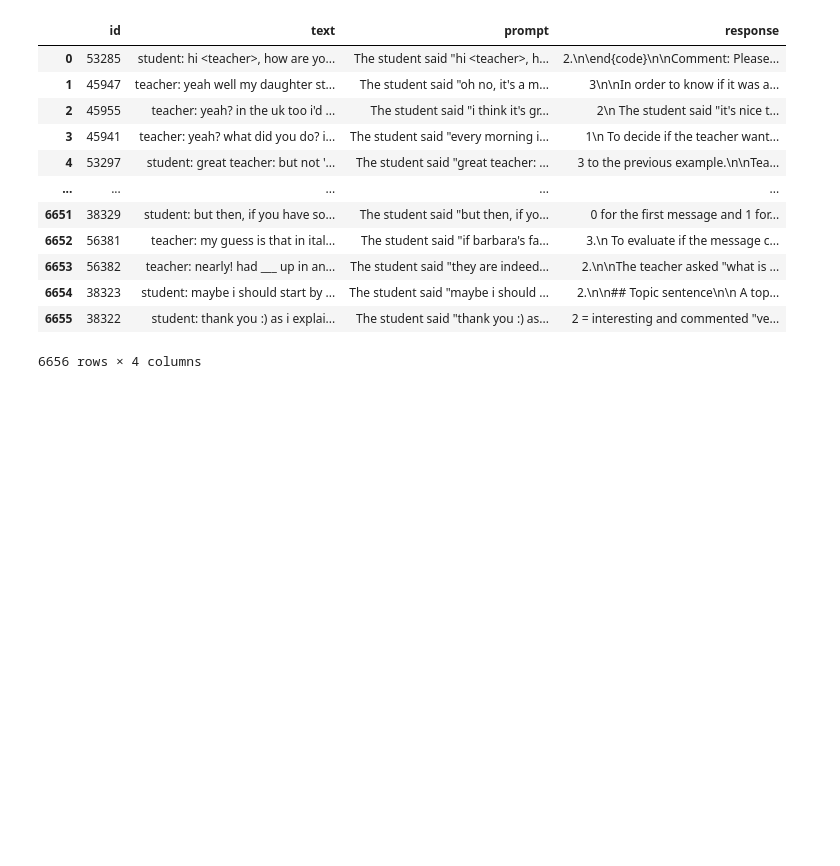
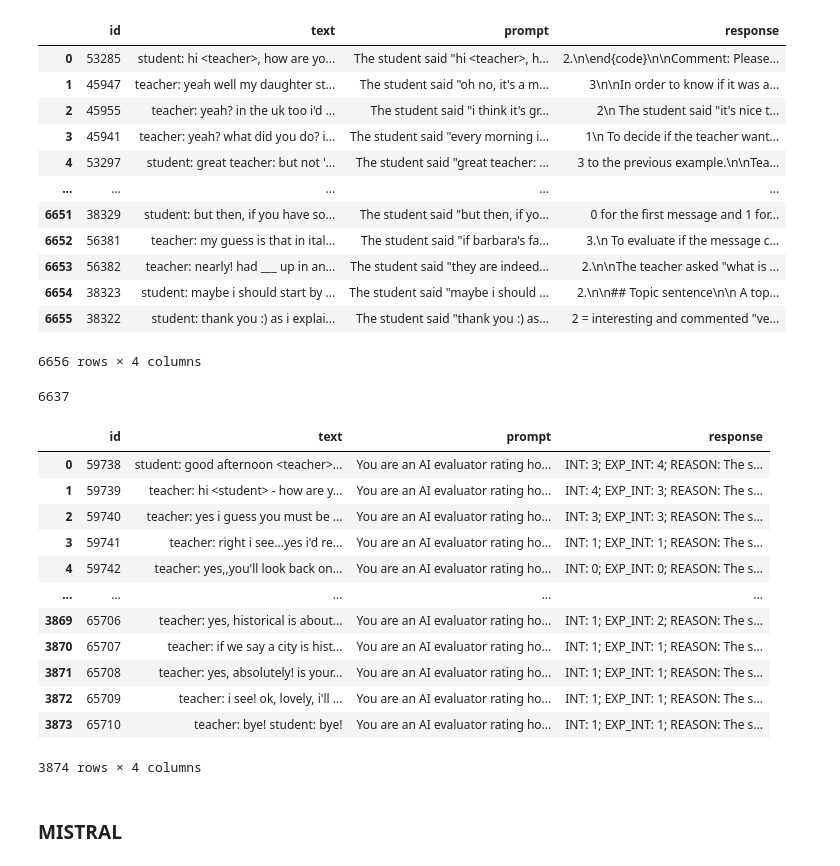
Before and after one commit to mahathi-p/Interest-in-humans-and-llms, a Jupyter notebook: collating_llm_responses.ipynb, the cells around one changed output. Saved outputs shown, nothing was run; the diff lists cells and outputs as text; code cells hidden in the pictures; blank space fills up the shorter version.

```diff
--- a/collating_llm_responses.ipynb
+++ b/collating_llm_responses.ipynb
@@ -280,3 +286,26 @@ llama_8bnonchat
 | 6654 | 38323 | student: maybe i should start by ... | The student said "maybe i should ... | 2.\n\n## Topic sentence\n\n A top... |
 | 6655 | 38322 | student: thank you :) as i explai... | The student said "thank you :) as... | 2 = interesting and commented "ve... |
 6656 rows × 4 columns
+# %%
+llama_8bnonchat['text'].nunique()
+# %% [output]
+6637
+# %%
+llama_8bnonchat1 = pd.read_json('llm_responses/llama3_chat8b_responses_2.json')
+llama_8bnonchat1
+# %% [output]
+|  | id | text | prompt | response |
+| 0 | 59738 | student: good afternoon <teacher>... | You are an AI evaluator rating ho... | INT: 3; EXP_INT: 4; REASON: The s... |
+| 1 | 59739 | teacher: hi <student> - how are y... | You are an AI evaluator rating ho... | INT: 4; EXP_INT: 3; REASON: The s... |
+| 2 | 59740 | teacher: yes i guess you must be ... | You are an AI evaluator rating ho... | INT: 3; EXP_INT: 3; REASON: The s... |
+| 3 | 59741 | teacher: right i see...yes i'd re... | You are an AI evaluator rating ho... | INT: 1; EXP_INT: 1; REASON: The s... |
+| 4 | 59742 | teacher: yes,,you'll look back on... | You are an AI evaluator rating ho... | INT: 0; EXP_INT: 0; REASON: The s... |
+| ... | ... | ... | ... | ... |
+| 3869 | 65706 | teacher: yes, historical is about... | You are an AI evaluator rating ho... | INT: 1; EXP_INT: 2; REASON: The s... |
+| 3870 | 65707 | teacher: if we say a city is hist... | You are an AI evaluator rating ho... | INT: 1; EXP_INT: 1; REASON: The s... |
+| 3871 | 65708 | teacher: yes, absolutely! is your... | You are an AI evaluator rating ho... | INT: 1; EXP_INT: 1; REASON: The s... |
+| 3872 | 65709 | teacher: i see! ok, lovely, i'll ... | You are an AI evaluator rating ho... | INT: 1; EXP_INT: 1; REASON: The s... |
+| 3873 | 65710 | teacher: bye! student: bye! | You are an AI evaluator rating ho... | INT: 1; EXP_INT: 1; REASON: The s... |
+3874 rows × 4 columns
+# %% [markdown]
+### MISTRAL
```
Also changed, not shown: parts of 6 cells of this notebook, 1 other file.
